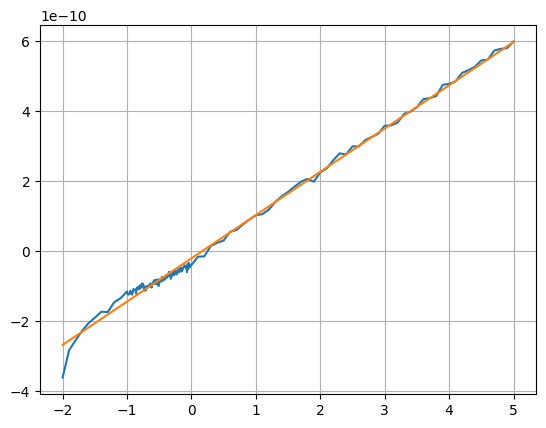
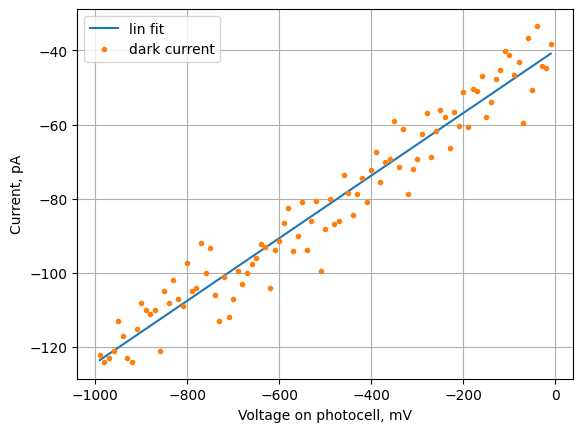
The change to this notebook cell's code, shown as a diff; its figure went from the first image to the second:
--- before
+++ after
@@ -3,10 +3,16 @@
 LED_V,V_set,V_actual,I_avg_A, I_std_A, _, _ = np.genfromtxt(url, \
                                                     delimiter=',', skip_header=1, unpack=True)
-plt.plot(V_set, I_avg_A)
 #plt.yscale('symlog', linthresh=1e-10)
 #plt.axhline(dark, color='lightgray')
-mask = (V_set > -1)
+V_MIN, V_MAX = -1, 0 # Volt
+mask = (V_set > V_MIN) & (V_set < V_MAX)
 dark = linregress(V_set[mask], I_avg_A[mask])
 dark_fit = dark.slope * V_set + dark.intercept
-plt.plot(V_set, dark_fit)
+plt.plot(V_set[mask]*1e3, dark_fit[mask] *1e12, label='lin fit')
+
+plt.plot(V_set[mask]*1e3, I_avg_A[mask]*1e12, '.', label='dark current')
+
 plt.grid()
+plt.xlabel('Voltage on photocell, mV')
+plt.ylabel('Current, pA')
+plt.legend()

Commit: Created using Colab